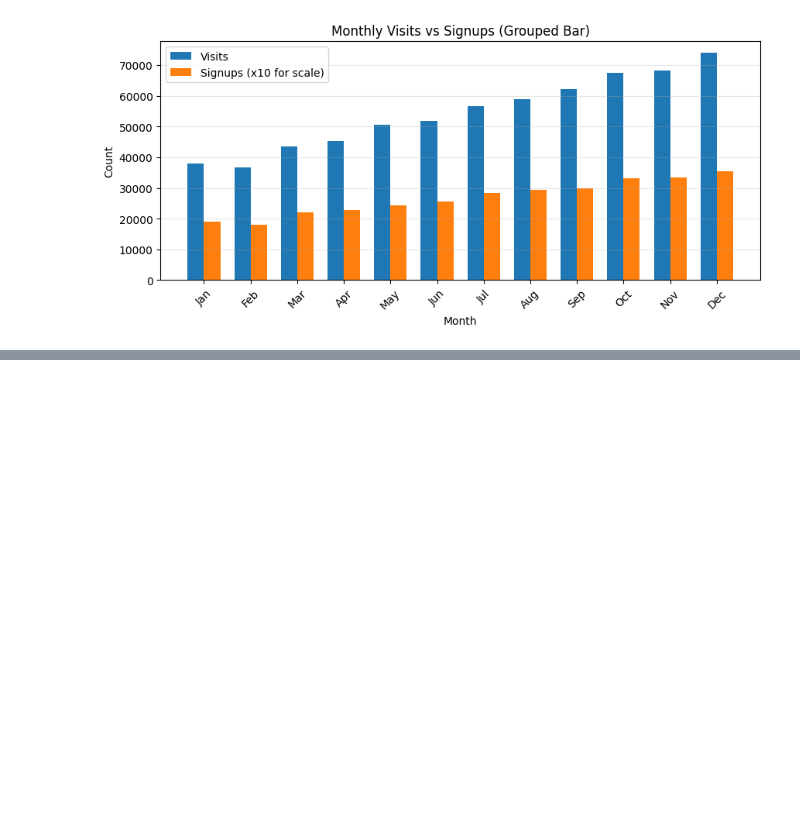
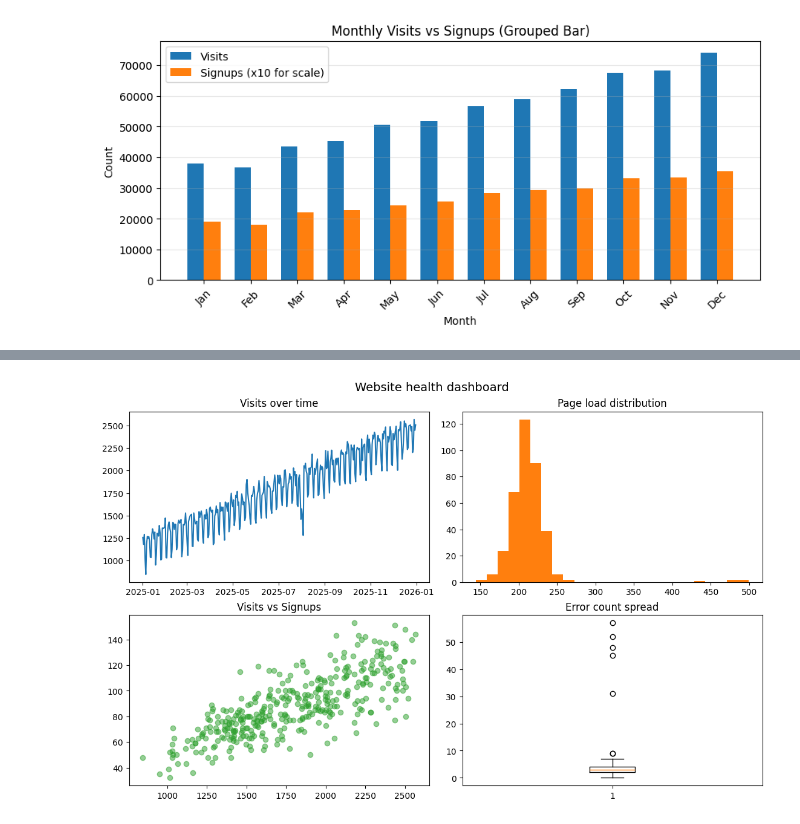
Before and after one commit to Nuthana1234/Calibo_assignment_practice, a Jupyter notebook: Data_Visualization_with__matplotlib_30_9_2026.ipynb, the cells around one changed output, grey strips where cells are left out. Drawn from its saved outputs; the diff is of its cells as text; code cells hidden in the pictures; blank space fills up the shorter version.

```diff
--- a/Data_Visualization_with__matplotlib_30_9_2026.ipynb
+++ b/Data_Visualization_with__matplotlib_30_9_2026.ipynb
@@ -194,0 +247,21 @@ plt.show()
+# %%
+fig, axes = plt.subplots(2, 2, figsize=(11, 7), constrained_layout=True)
+
+axes[0, 0].plot(df["date"], df["visits"], color="tab:blue")
+axes[0, 0].set_title("Visits over time")
+
+axes[0, 1].hist(df["page_load_ms"], bins=25, color="tab:orange")
+axes[0, 1].set_title("Page load distribution")
+
+axes[1, 0].scatter(df["visits"], df["signups"], alpha=0.5, color="tab:green")
+axes[1, 0].set_title("Visits vs Signups")
+
+axes[1, 1].boxplot(df["error_count"])
+axes[1, 1].set_title("Error count spread")
+
+fig.suptitle("Website health dashboard", fontsize=14)
+plt.show()
+
+# Try this: change to plt.subplots(1, 4, figsize=(18, 4)) and index axes as axes[0], axes[1], ...
+# %% [output]
+[figure, added]
```
Also changed, not shown: parts of 24 cells of this notebook.
